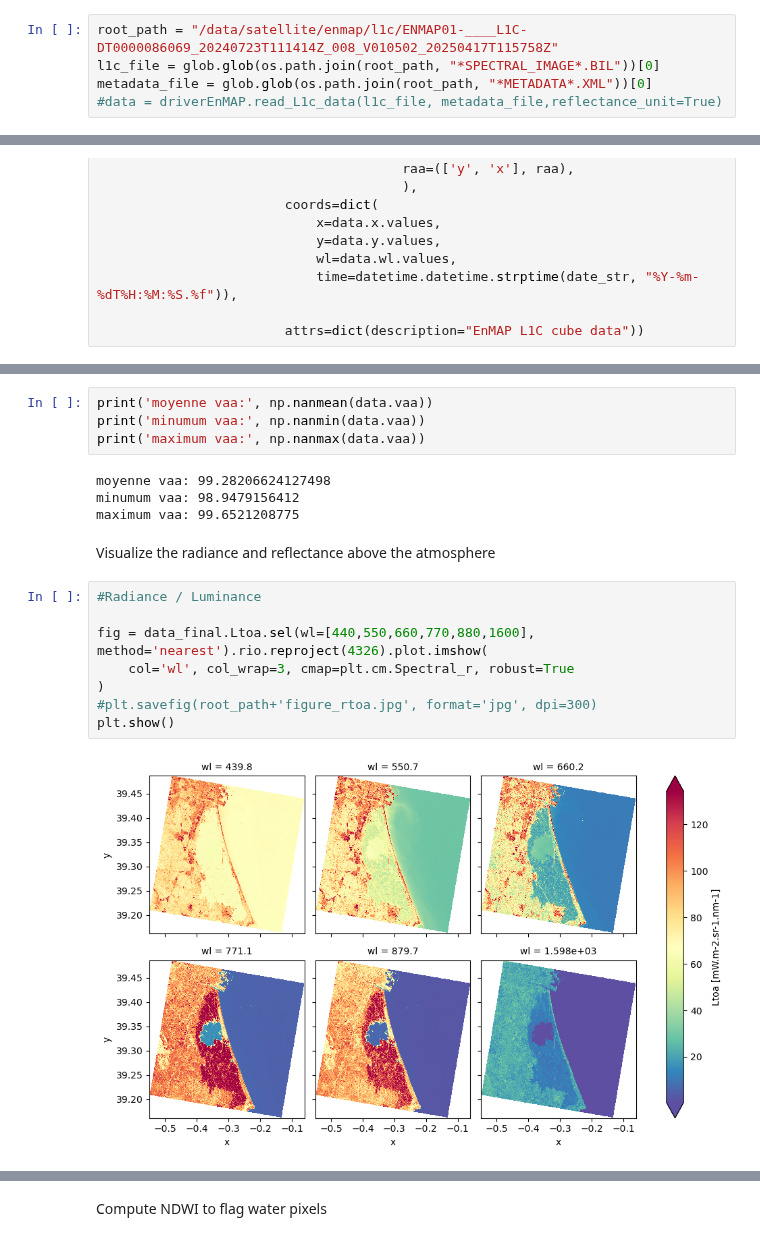
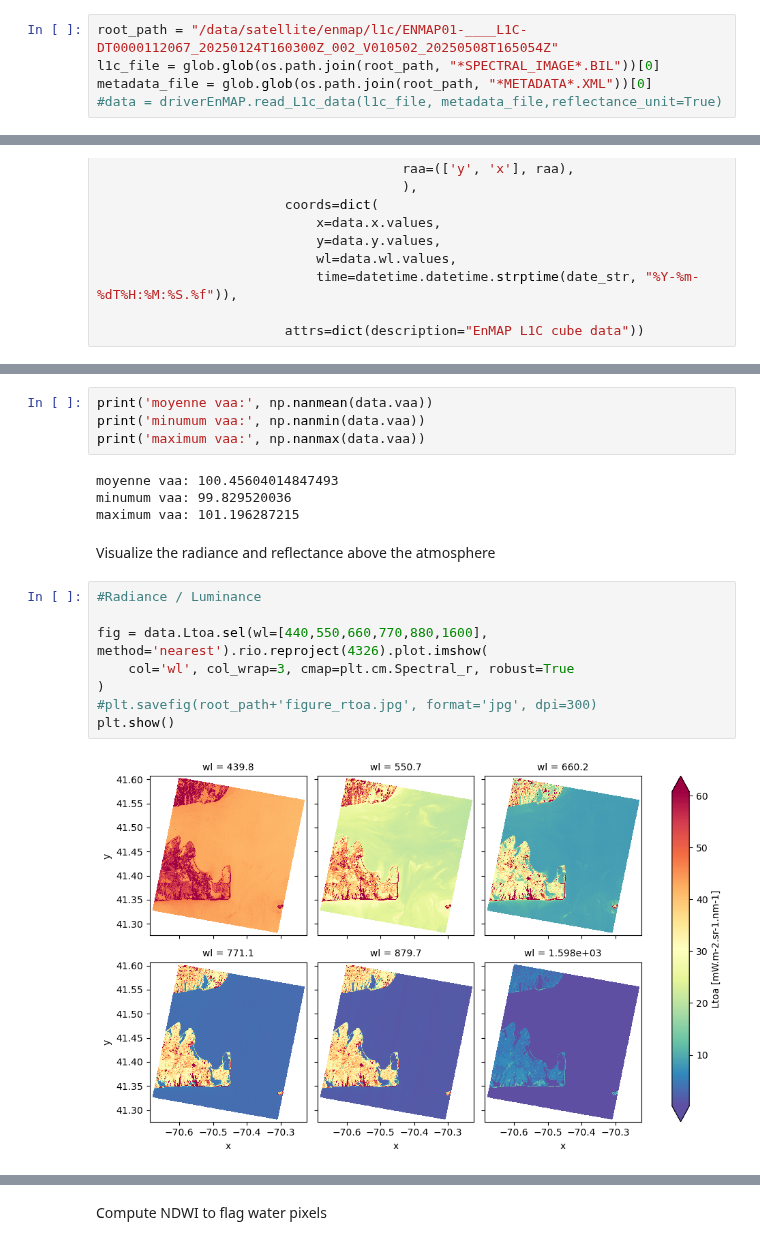
Before and after one commit to Tristanovsk/hgrs, a Jupyter notebook: notebook/visu_EnMAP.ipynb, the cells around one changed output, grey strips where cells are left out. Saved outputs shown, nothing was run; the diff lists cells and outputs as text.

```diff
--- a/notebook/visu_EnMAP.ipynb
+++ b/notebook/visu_EnMAP.ipynb
@@ -46,7 +46,7 @@ opj = os.path.join
 # %% [markdown]
 Import data (.bil and .xml for metadata)
 # %%
-root_path = "/data/satellite/enmap/l1c/ENMAP01-____L1C-DT0000086069_20240723T111414Z_008_V010502_20250417T115758Z"
+root_path = "/data/satellite/enmap/l1c/ENMAP01-____L1C-DT0000112067_20250124T160300Z_002_V010502_20250508T165054Z"
 l1c_file = glob.glob(os.path.join(root_path, "*SPECTRAL_IMAGE*.BIL"))[0]
 metadata_file = glob.glob(os.path.join(root_path, "*METADATA*.XML"))[0]
 #data = driverEnMAP.read_L1c_data(l1c_file, metadata_file,reflectance_unit=True)
@@ -183,21 +183,21 @@ print('moyenne vaa:', np.nanmean(data.vaa))
 print('minumum vaa:', np.nanmin(data.vaa))
 print('maximum vaa:', np.nanmax(data.vaa))
 # %% [output]
-moyenne vaa: 99.28206624127498
-minumum vaa: 98.9479156412
-maximum vaa: 99.6521208775
+moyenne vaa: 100.45604014847493
+minumum vaa: 99.829520036
+maximum vaa: 101.196287215
 # %% [markdown]
 Visualize the radiance and reflectance above the atmosphere
 # %%
 #Radiance / Luminance
 
-fig = data_final.Ltoa.sel(wl=[440,550,660,770,880,1600], method='nearest').rio.reproject(4326).plot.imshow(
+fig = data.Ltoa.sel(wl=[440,550,660,770,880,1600], method='nearest').rio.reproject(4326).plot.imshow(
     col='wl', col_wrap=3, cmap=plt.cm.Spectral_r, robust=True
 )
 #plt.savefig(root_path+'figure_rtoa.jpg', format='jpg', dpi=300)
 plt.show()
 # %% [output]
-[figure, old version]
+[figure, new version]
 # %%
 # Reflectance
 
```
Also changed, not shown: parts of 2 cells of this notebook, 5 other files.
